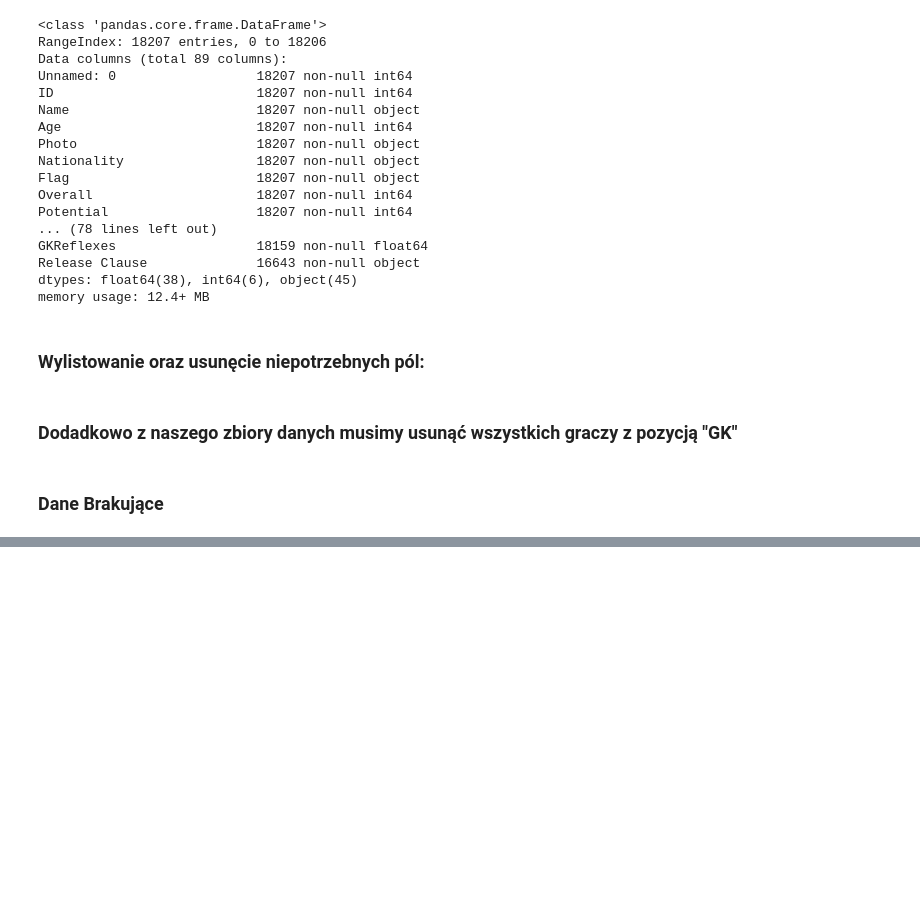
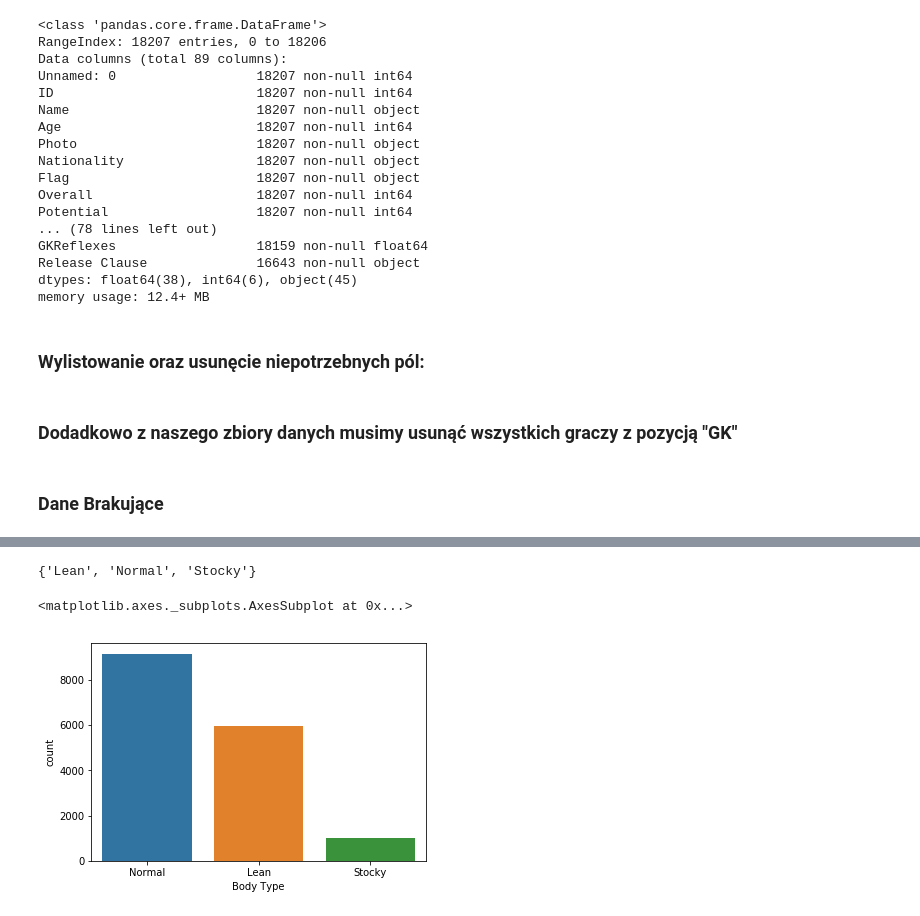
Before and after one commit to mikitachab/football-manager-ml-support, a Jupyter notebook: football-manager-intro-[PL].ipynb, the cells around one changed output, grey strips where cells are left out. Cells and saved outputs as stored; diff of their text form; code cells hidden in the pictures; blank space fills up the shorter version.

```diff
--- a/football-manager-intro-[PL].ipynb
+++ b/football-manager-intro-[PL].ipynb
@@ -114,0 +189,18 @@ fifa_data.dropna(inplace=True)
+# %%
+body_types = {'Stocky', 'Normal', 'Lean'}
+def transform_body_type(x):
+    if x in body_types:
+        return x
+    else:
+        return 'Normal'
+# %%
+fifa_data['Body Type'] = fifa_data['Body Type'].apply(transform_body_type,)
+# %%
+set(fifa_data['Body Type'].values.tolist())
+# %% [output]
+{'Lean', 'Normal', 'Stocky'}
+# %%
+sns.countplot(fifa_data['Body Type'])
+# %% [output]
+<matplotlib.axes._subplots.AxesSubplot at 0x...>
+[figure, added]
```
Also changed, not shown: parts of 24 cells of this notebook.
